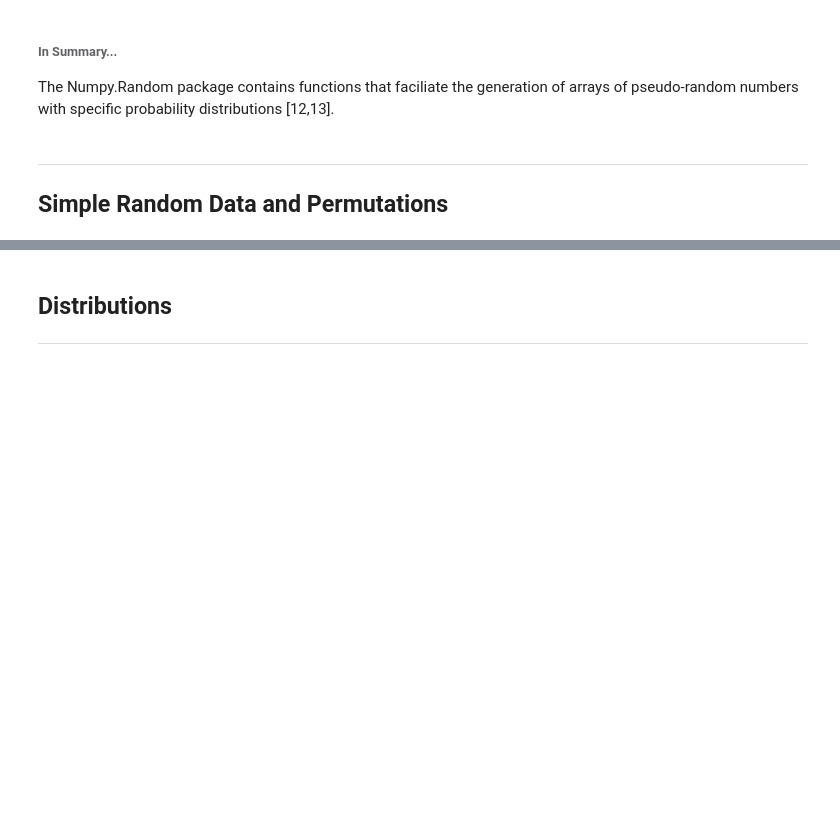
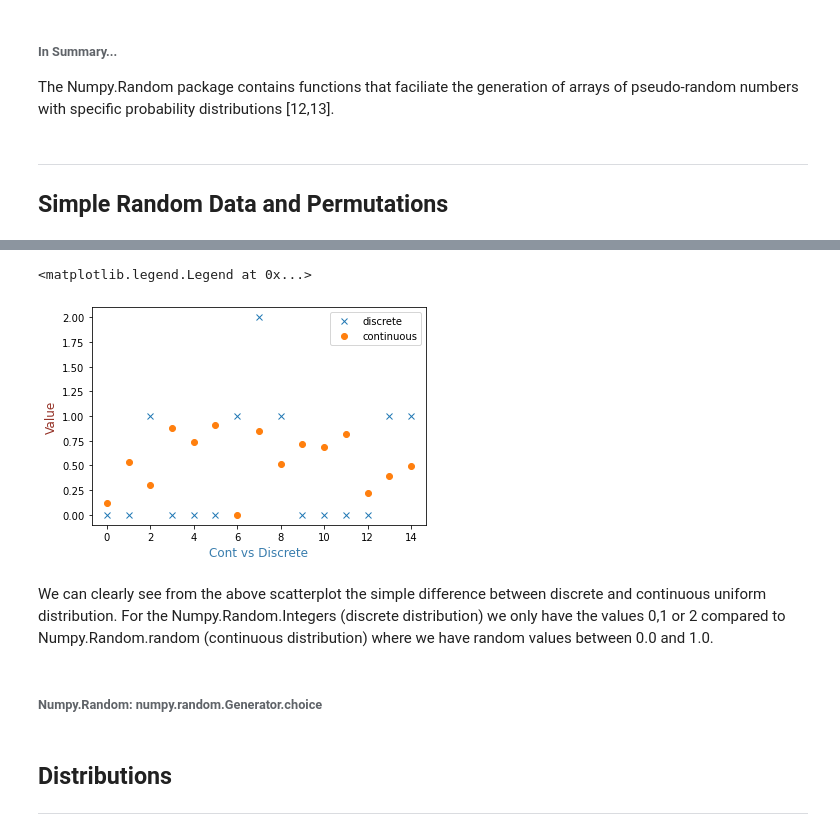
Before and after one commit to conor-mccaffrey/numpy_random, a Jupyter notebook: numpy_random.ipynb, the cells around one changed output, grey strips where cells are left out. Saved outputs shown, nothing was run; the diff lists cells and outputs as text; code cells hidden in the pictures; blank space fills up the shorter version.

```diff
--- a/numpy_random.ipynb
+++ b/numpy_random.ipynb
@@ -138,3 +169,22 @@ plt.hist(x)
+# %%
+# Compare the two functions used in a scatterplot
+# Demonstate the difference between continuous and discrete uniform distribution.
+x3 = rng.integers(low = 0, high=3, size = 15)
+x4 = rng.random(size = 15)
+
+plt.plot(x3, 'x', label='discrete')
+plt.plot(x4, 'o', label='continuous')
+plt.xlabel('Cont vs Discrete', size=12, color = '#397dad')
+plt.ylabel('Value', size=12, color = '#943126')
+plt.grid(False) # dont want gridlines for this
+plt.legend()
+# %% [output]
+<matplotlib.legend.Legend at 0x...>
+[figure, added]
+# %% [markdown]
+We can clearly see from the above scatterplot the simple difference between discrete and continuous uniform distribution. For the Numpy.Random.Integers (discrete distribution) we only have the values 0,1 or 2 compared to Numpy.Random.random (continuous distribution) where we have random values between 0.0 and 1.0.
+# %% [markdown]
+###### Numpy.Random: numpy.random.Generator.choice
 # %% [markdown]
 ## Distributions
 ***
```
Also changed, not shown: parts of 14 cells of this notebook, 3 other files.
